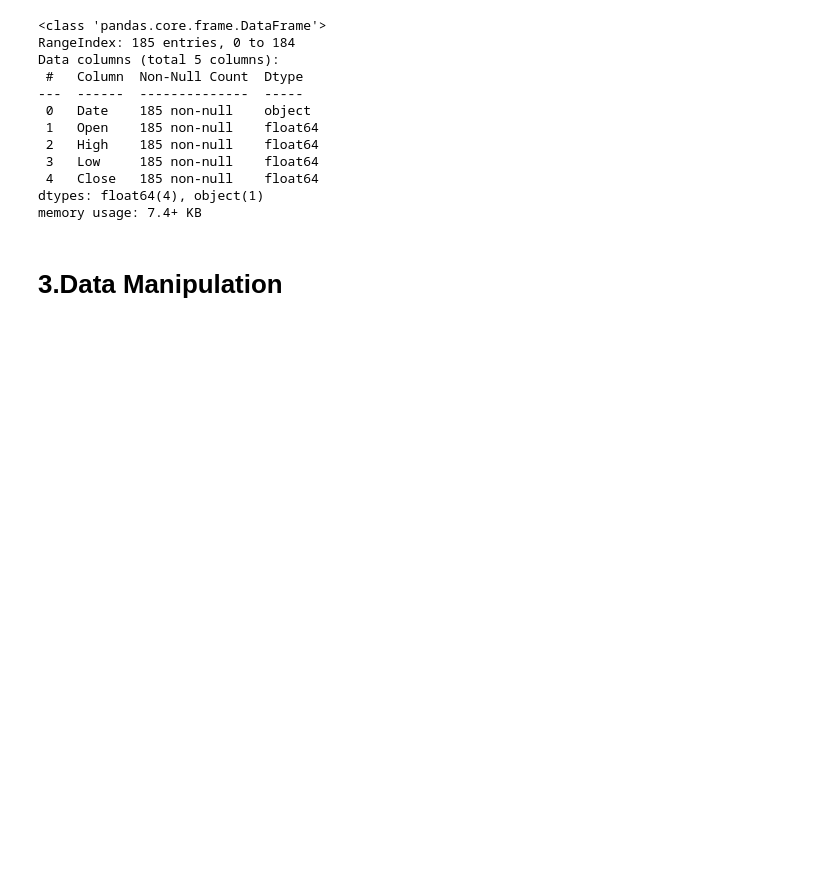
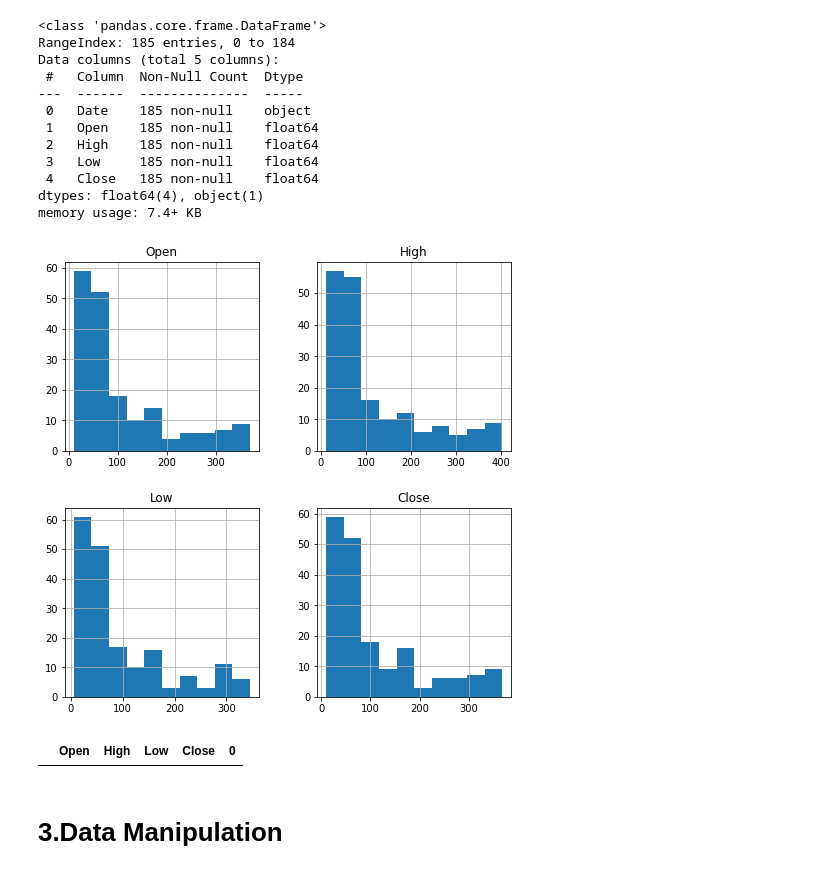
Before and after one commit to Amitha-sridhar/ML_capstone-project_yes-bank_stock-closing-prediction, a Jupyter notebook: ML_Stock_Prediction.ipynb, the cells around one changed output. Saved outputs shown, nothing was run; the diff lists cells and outputs as text; code cells hidden in the pictures; blank space fills up the shorter version.

```diff
--- a/ML_Stock_Prediction.ipynb
+++ b/ML_Stock_Prediction.ipynb
@@ -80,3 +80,8 @@ Data columns (total 5 columns):
  4   Close   185 non-null    float64
 dtypes: float64(4), object(1)
 memory usage: 7.4+ KB
+# %%
+df.hist(figsize=(8,8))# to see the distribution of values
+plt.show()
+# %% [output]
+[figure, added]
@@ -83,3 +90,7 @@ memory usage: 7.4+ KB
+# %%
+x.tail()
+# %% [output]
+|  | Open | High | Low | Close | 0 |
 # %% [markdown]
 # 3.Data Manipulation
 # %% [markdown]
```
Also changed, not shown: parts of 25 cells of this notebook.
